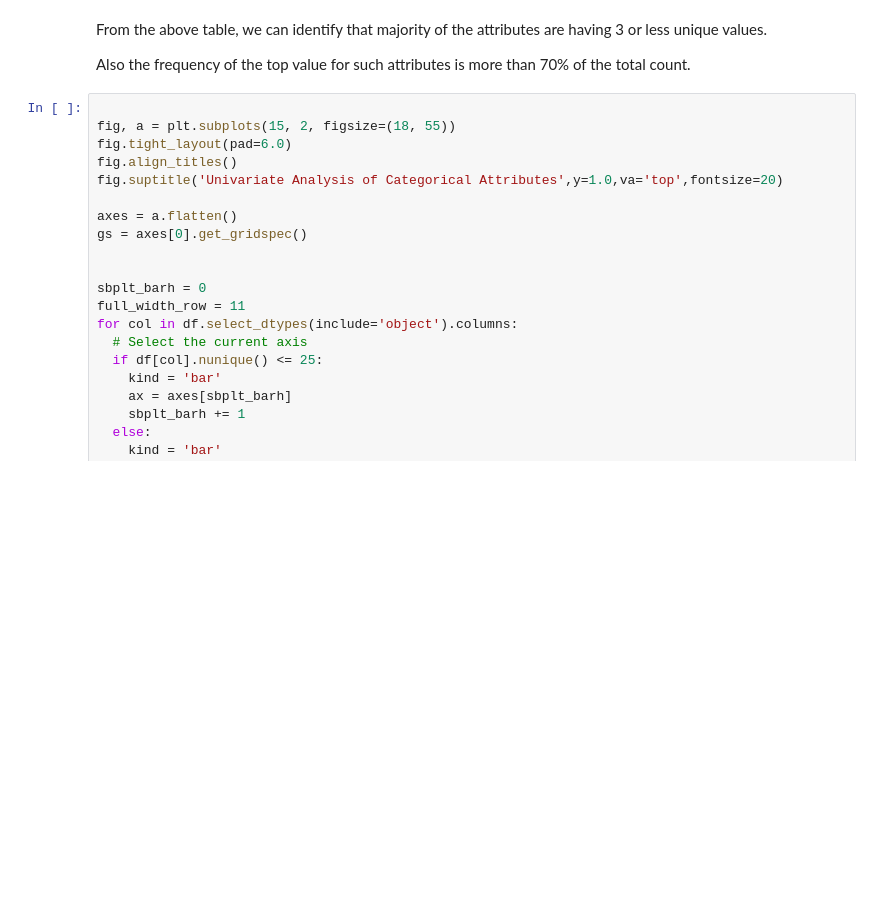
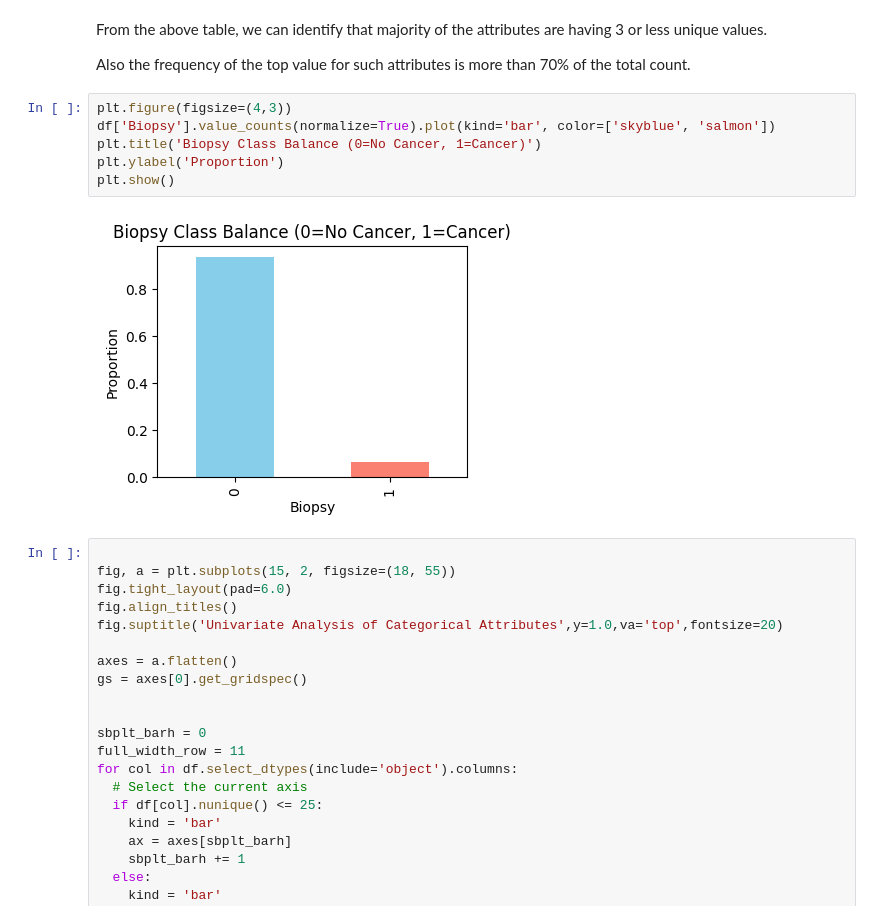
Before and after one commit to mudu89/ML_AssignmentPS01, a Jupyter notebook: 2024DA04200_Problem_Statement_1.ipynb, the cells around one changed output. Saved outputs shown, nothing was run; the diff lists cells and outputs as text; blank space fills up the shorter version.

```diff
--- a/2024DA04200_Problem_Statement_1.ipynb
+++ b/2024DA04200_Problem_Statement_1.ipynb
@@ -90,6 +90,14 @@ df.describe(exclude=['int64'])
 From the above table, we can identify that majority of the attributes are having 3 or less unique values.
 
 Also the frequency of the top value for such attributes is more than 70% of the total count.
+# %%
+plt.figure(figsize=(4,3))
+df['Biopsy'].value_counts(normalize=True).plot(kind='bar', color=['skyblue', 'salmon'])
+plt.title('Biopsy Class Balance (0=No Cancer, 1=Cancer)')
+plt.ylabel('Proportion')
+plt.show()
+# %% [output]
+[figure, added]
 # %%
 
 fig, a = plt.subplots(15, 2, figsize=(18, 55))
```
Also changed, not shown: parts of 2 cells of this notebook.
